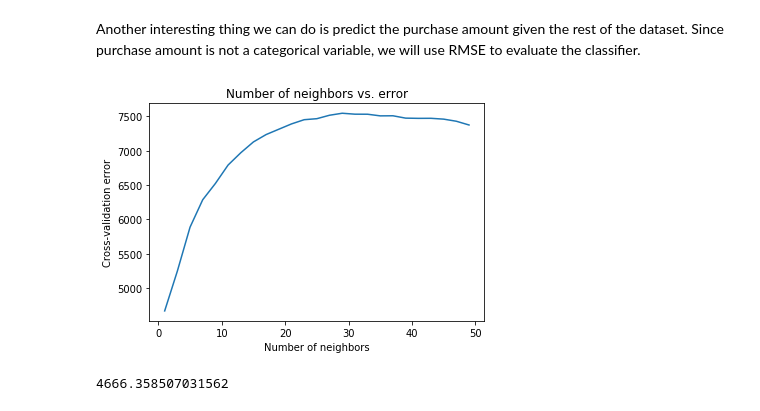
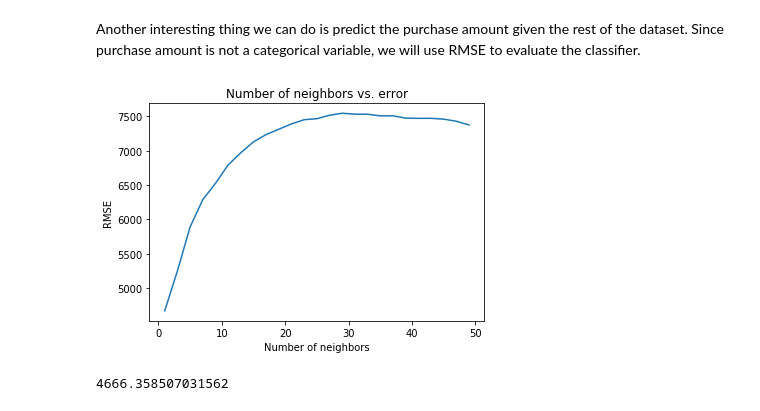
Before and after one commit to kristeesong/EDA---Black-Friday-Analysis, a Jupyter notebook: final_report.ipynb, the cells around one changed output. Saved outputs shown, nothing was run; the diff lists cells and outputs as text; code cells hidden in the pictures.

```diff
--- a/final_report.ipynb
+++ b/final_report.ipynb
@@ -320,25 +516,25 @@ Another interesting thing we can do is predict the purchase amount given the res
 # %%
 x_vals = list(range(1, 50, 2))
 y_vals = []
 for i in range(1,50,2):
     data_small = data.sample(frac=0.02,random_state=100)
     X = data_small.drop(['Purchase'], axis=1)
     y = data_small['Purchase']
 
     X_train,X_test,y_train,y_test = train_test_split(X,y,random_state=100)
     clf = KNeighborsClassifier(n_neighbors=i)
     clf.fit(X_train, y_train)
     y_test_pred = clf.predict(X_test)
     rms = sqrt(mean_squared_error(y_test, y_test_pred))
     y_vals.append(rms)
 
 plt.plot(x_vals, y_vals)
 plt.xlabel('Number of neighbors')
-plt.ylabel('Cross-validation error')
+plt.ylabel('RMSE')
 plt.title('Number of neighbors vs. error')
 plt.show()
 # %% [output]
-[figure, old version]
+[figure, new version]
 # %%
 print(min(y_vals))
 # %% [output]
```
Also changed, not shown: parts of 54 cells of this notebook.
